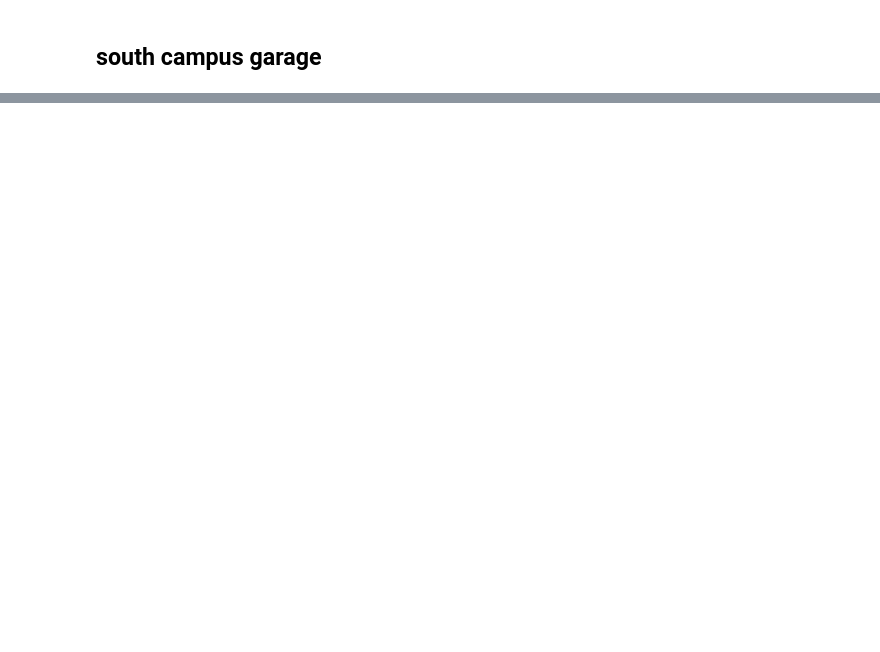
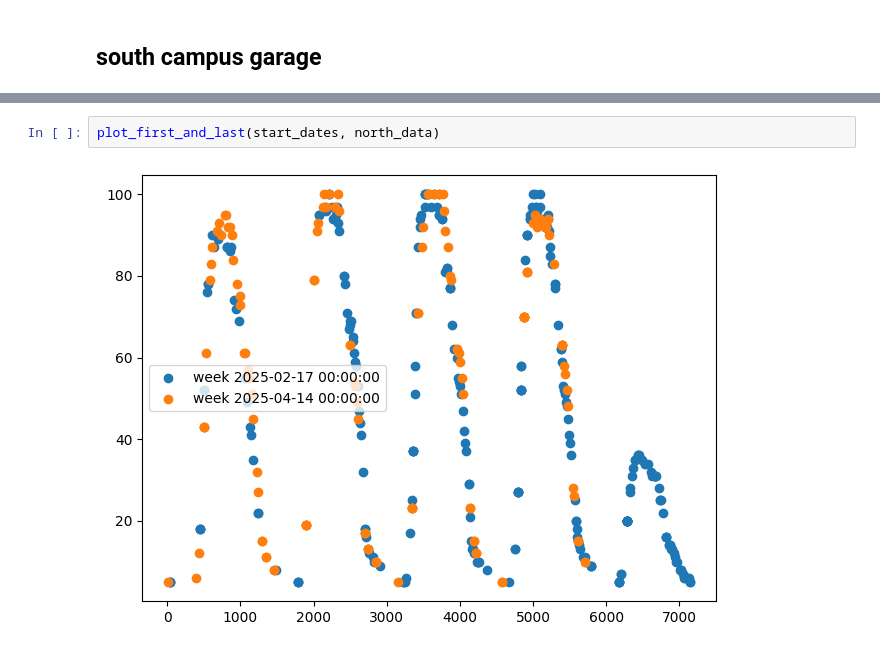
Before and after one commit to FardinHaque60/ParkPredict_Experiments, a Jupyter notebook: data_viz/week_scatter_plot.ipynb, the cells around one changed output, grey strips where cells are left out. Drawn from its saved outputs; the diff is of its cells as text; blank space fills up the shorter version.

```diff
--- a/data_viz/week_scatter_plot.ipynb
+++ b/data_viz/week_scatter_plot.ipynb
@@ -77,0 +111,4 @@ weeks_plot(south_campus_data)
+# %%
+plot_first_and_last(start_dates, north_data)
+# %% [output]
+[figure, added]
```
Also changed, not shown: parts of 10 cells of this notebook, 2 other files.
